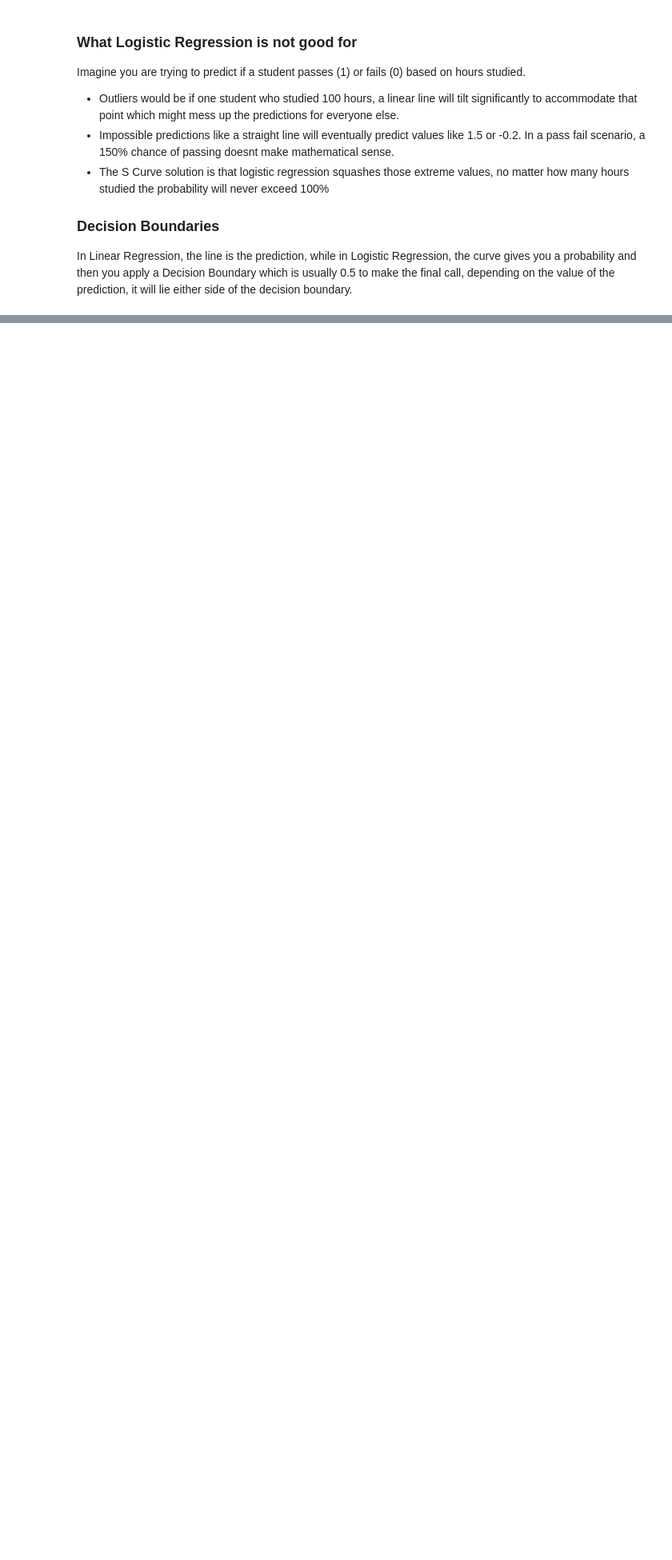
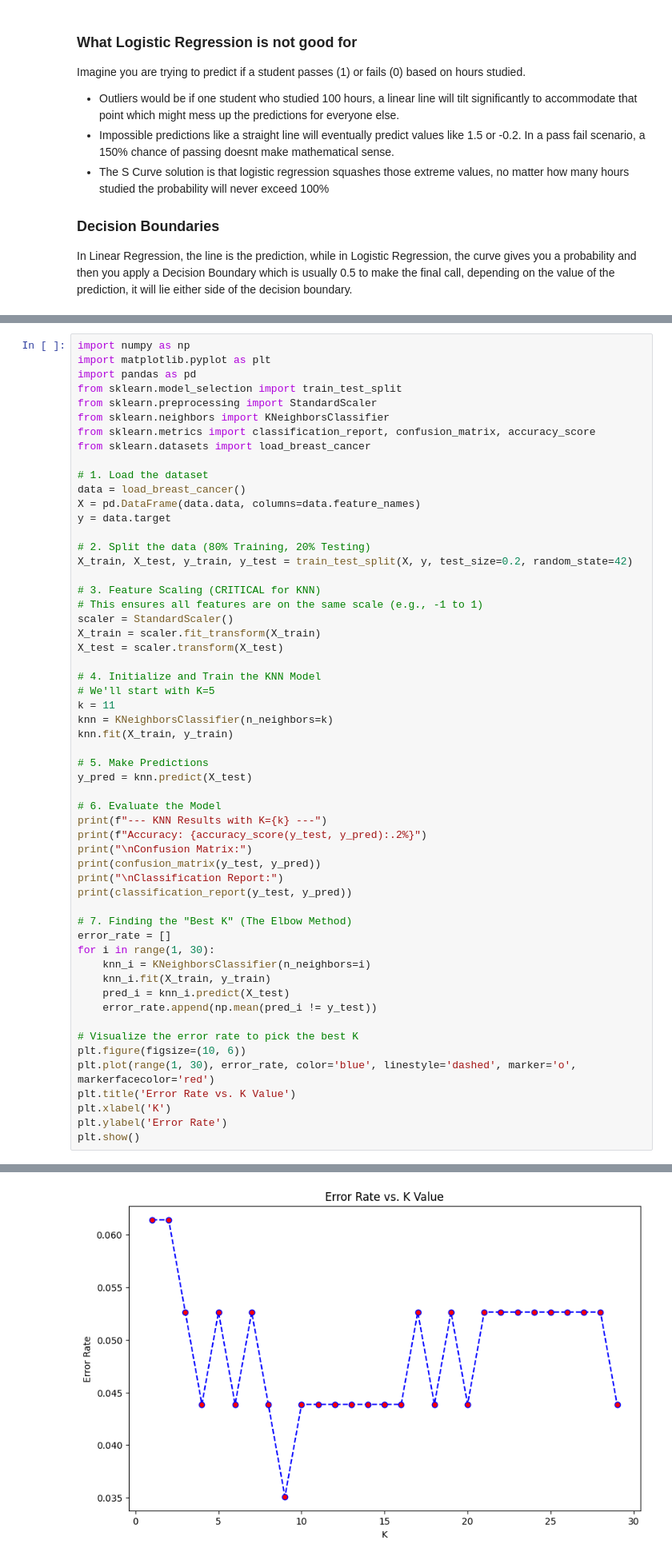
Before and after one commit to McDonaghMichael/MachineLearningNotebook, a Jupyter notebook: notes/Week 2.ipynb, the cells around one changed output, grey strips where cells are left out. Shown at 80% size. Cells and saved outputs as stored; diff of their text form; blank space fills up the shorter version.

```diff
--- a/notes/Week 2.ipynb
+++ b/notes/Week 2.ipynb
@@ -291,0 +314,57 @@ plt.show()
+# %%
+import numpy as np
+import matplotlib.pyplot as plt
+import pandas as pd
+from sklearn.model_selection import train_test_split
+from sklearn.preprocessing import StandardScaler
+from sklearn.neighbors import KNeighborsClassifier
+from sklearn.metrics import classification_report, confusion_matrix, accuracy_score
+from sklearn.datasets import load_breast_cancer
+
+# 1. Load the dataset
+data = load_breast_cancer()
+X = pd.DataFrame(data.data, columns=data.feature_names)
+y = data.target
+
+# 2. Split the data (80% Training, 20% Testing)
+X_train, X_test, y_train, y_test = train_test_split(X, y, test_size=0.2, random_state=42)
+
+# 3. Feature Scaling (CRITICAL for KNN)
+# This ensures all features are on the same scale (e.g., -1 to 1)
+scaler = StandardScaler()
+X_train = scaler.fit_transform(X_train)
+X_test = scaler.transform(X_test)
+
+# 4. Initialize and Train the KNN Model
+# We'll start with K=5
+k = 11
+knn = KNeighborsClassifier(n_neighbors=k)
+knn.fit(X_train, y_train)
+
+# 5. Make Predictions
+y_pred = knn.predict(X_test)
+
+# 6. Evaluate the Model
+print(f"--- KNN Results with K={k} ---")
+print(f"Accuracy: {accuracy_score(y_test, y_pred):.2%}")
+print("\nConfusion Matrix:")
+print(confusion_matrix(y_test, y_pred))
+print("\nClassification Report:")
+print(classification_report(y_test, y_pred))
+
+# 7. Finding the "Best K" (The Elbow Method)
+error_rate = []
+for i in range(1, 30):
+    knn_i = KNeighborsClassifier(n_neighbors=i)
+    knn_i.fit(X_train, y_train)
+    pred_i = knn_i.predict(X_test)
+    error_rate.append(np.mean(pred_i != y_test))
+
+# Visualize the error rate to pick the best K
+plt.figure(figsize=(10, 6))
+plt.plot(range(1, 30), error_rate, color='blue', linestyle='dashed', marker='o', markerfacecolor='red')
+plt.title('Error Rate vs. K Value')
+plt.xlabel('K')
+plt.ylabel('Error Rate')
+plt.show()
+# %% [output]
@@ -291,0 +387 @@ plt.show()
+[figure, added]
```
Also changed, not shown: parts of 2 cells of this notebook.
